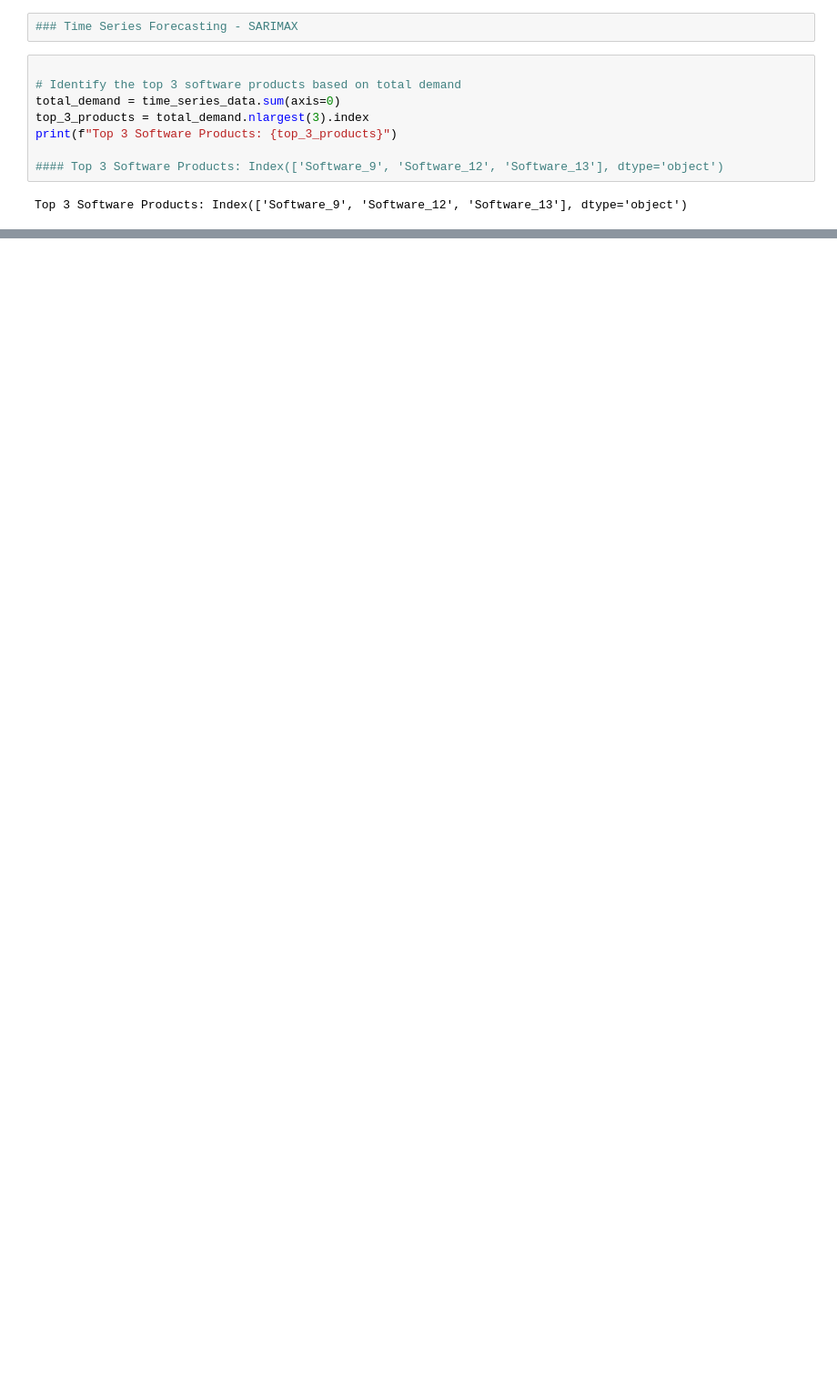
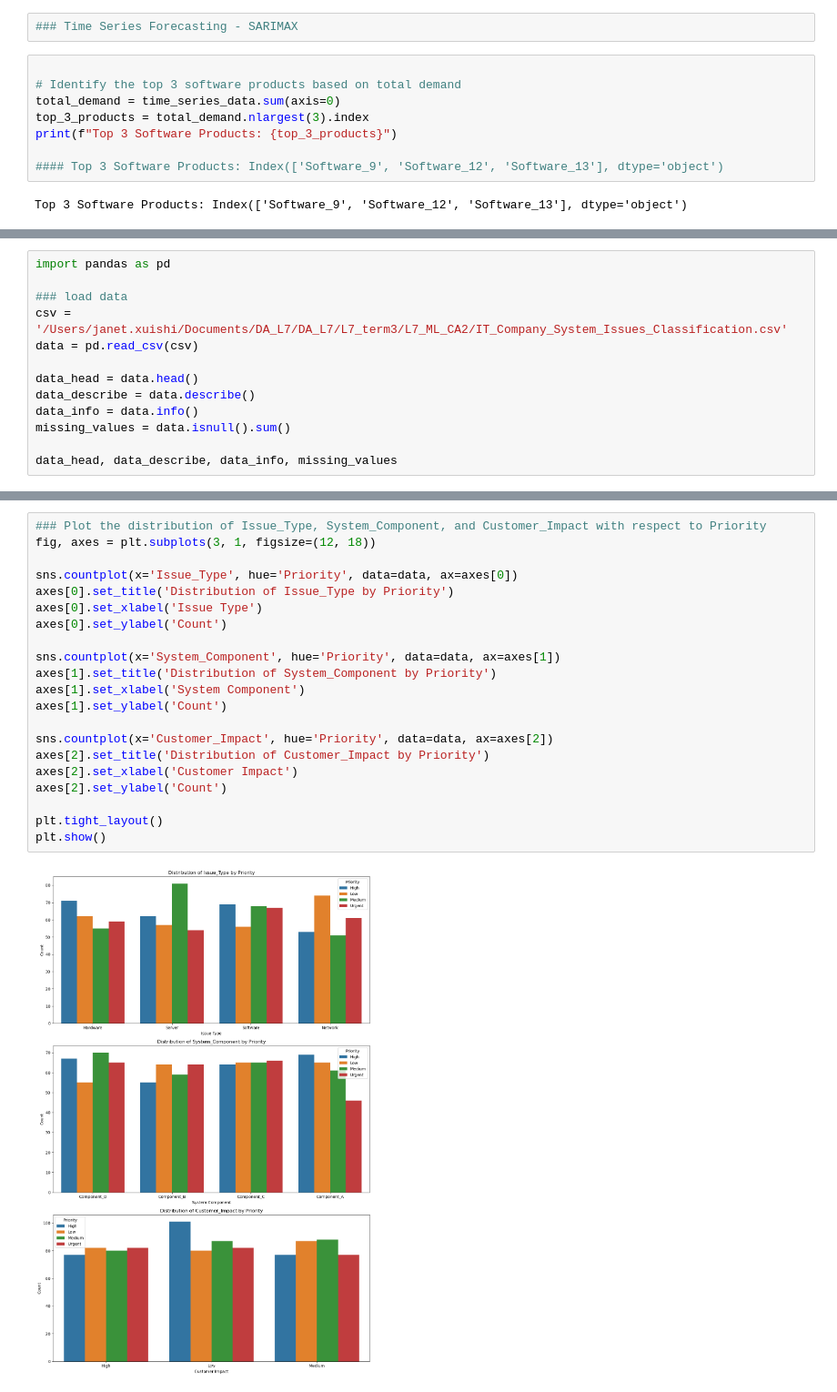
Before and after one commit to xiu-shi/DA_L7, a Jupyter notebook: L7_term3/L7_ML_CA2/L7_Term3_ML_CA2.ipynb, the cells around one changed output, grey strips where cells are left out. Shown at 91% size. Saved outputs shown, nothing was run; the diff lists cells and outputs as text; blank space fills up the shorter version.

```diff
--- a/L7_term3/L7_ML_CA2/L7_Term3_ML_CA2.ipynb
+++ b/L7_term3/L7_ML_CA2/L7_Term3_ML_CA2.ipynb
@@ -372,0 +392,13 @@ CONVERGENCE: REL_REDUCTION_OF_F_<=_FACTR*EPSMCH
+# %%
+import pandas as pd
+
+### load data
+csv = '/Users/janet.xuishi/Documents/DA_L7/DA_L7/L7_term3/L7_ML_CA2/IT_Company_System_Issues_Classification.csv'
+data = pd.read_csv(csv)
+
+data_head = data.head()
+data_describe = data.describe()
+data_info = data.info()
+missing_values = data.isnull().sum()
+
+data_head, data_describe, data_info, missing_values
@@ -372,0 +471,23 @@ CONVERGENCE: REL_REDUCTION_OF_F_<=_FACTR*EPSMCH
+# %%
+### Plot the distribution of Issue_Type, System_Component, and Customer_Impact with respect to Priority
+fig, axes = plt.subplots(3, 1, figsize=(12, 18))
+
+sns.countplot(x='Issue_Type', hue='Priority', data=data, ax=axes[0])
+axes[0].set_title('Distribution of Issue_Type by Priority')
+axes[0].set_xlabel('Issue Type')
+axes[0].set_ylabel('Count')
+
+sns.countplot(x='System_Component', hue='Priority', data=data, ax=axes[1])
+axes[1].set_title('Distribution of System_Component by Priority')
+axes[1].set_xlabel('System Component')
+axes[1].set_ylabel('Count')
+
+sns.countplot(x='Customer_Impact', hue='Priority', data=data, ax=axes[2])
+axes[2].set_title('Distribution of Customer_Impact by Priority')
+axes[2].set_xlabel('Customer Impact')
+axes[2].set_ylabel('Count')
+
+plt.tight_layout()
+plt.show()
+# %% [output]
+[figure, added]
```
Also changed, not shown: parts of 10 cells of this notebook, 2 other files.
